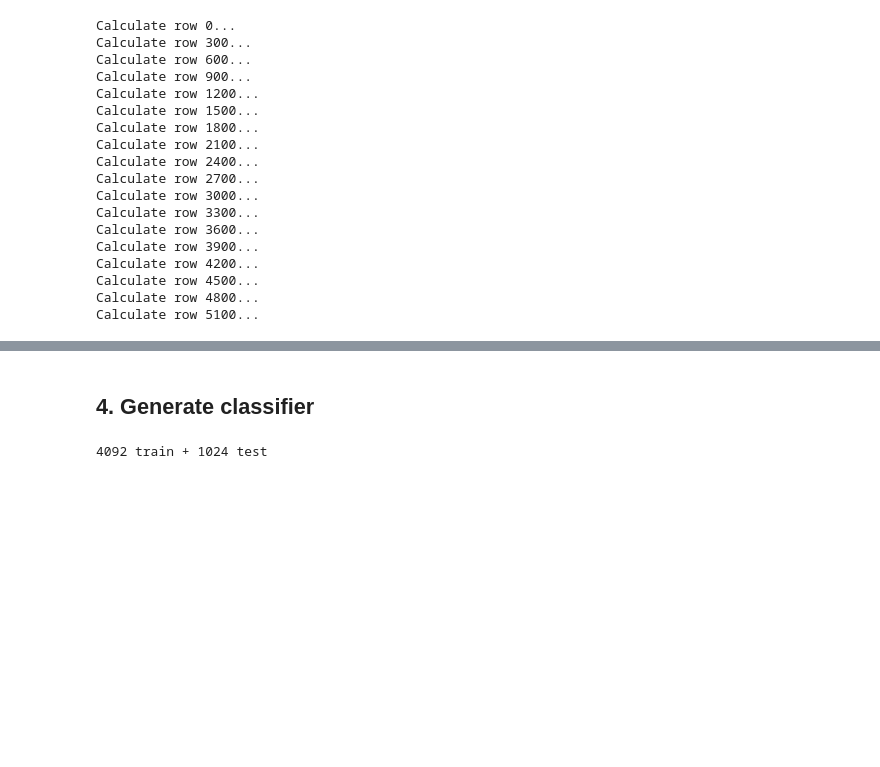
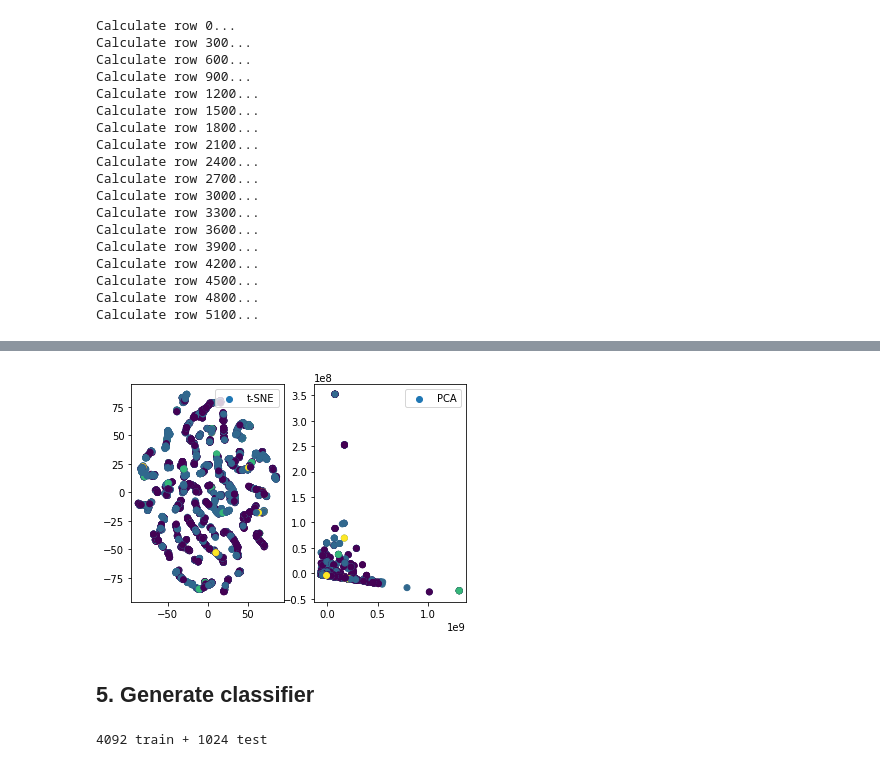
Before and after one commit to Enihsuns/Restaurant-Price-in-Virginia, a Jupyter notebook: FeatureProcessing/Coordinates.ipynb, the cells around one changed output, grey strips where cells are left out. Cells and saved outputs as stored; diff of their text form; code cells hidden in the pictures; blank space fills up the shorter version.

```diff
--- a/FeatureProcessing/Coordinates.ipynb
+++ b/FeatureProcessing/Coordinates.ipynb
@@ -319,0 +416,14 @@ with open(save_path, 'rb') as infile:
+# %%
+tract_price_df = pd.DataFrame(tract_df[['geoid', 'intptlat', 'intptlong']])
+tract_price_df = tract_price_df.assign(avg_price=np.zeros(tract_price_df.shape[0]))
+tract_price_df = tract_price_df.assign(num_restaurant=np.zeros(tract_price_df.shape[0]))
+
+for i, row in geo_biz_data.iterrows():
+    tract_idx = tract_df['geoid'].index[tract_df['geoid'] == row['geoid']][0]
+    num = tract_price_df.loc[tract_idx, 'num_restaurant']
+    avg = tract_price_df.loc[tract_idx, 'avg_price']
+    if(num == 0):
+        tract_price_df.loc[tract_idx, 'avg_price'] = row['price']
+    else:
+        tract_price_df.loc[tract_idx, 'avg_price'] = (avg*num + row['price'])/(num + 1)
+    tract_price_df.loc[tract_idx, 'num_restaurant'] = num + 1
@@ -319,0 +455,5 @@ with open(save_path, 'rb') as infile:
+# %%
+# Using t-SNE to visualize data
+X = geo_biz_data.drop(columns=['id', 'name', 'usps', 'geoid', 'price']).values
+y = geo_biz_data['price'].values
+X_tsne = TSNE(n_components=2,random_state=33, verbose=1).fit_transform(X)
@@ -320,2 +474,14 @@ with open(save_path, 'rb') as infile:
+# %%
+X_pca = PCA(n_components=2).fit_transform(X)
+# %%
+plt.subplot(121)
+plt.scatter(X_tsne[:, 0], X_tsne[:, 1], c=y,label="t-SNE")
+plt.legend()
+plt.subplot(122)
+plt.scatter(X_pca[:, 0], X_pca[:, 1], c=y,label="PCA")
+plt.legend()
+plt.show()
+# %% [output]
+[figure, added]
 # %% [markdown]
-## 4. Generate classifier
+## 5. Generate classifier
```
Also changed, not shown: parts of 31 cells of this notebook, 3 other files.
